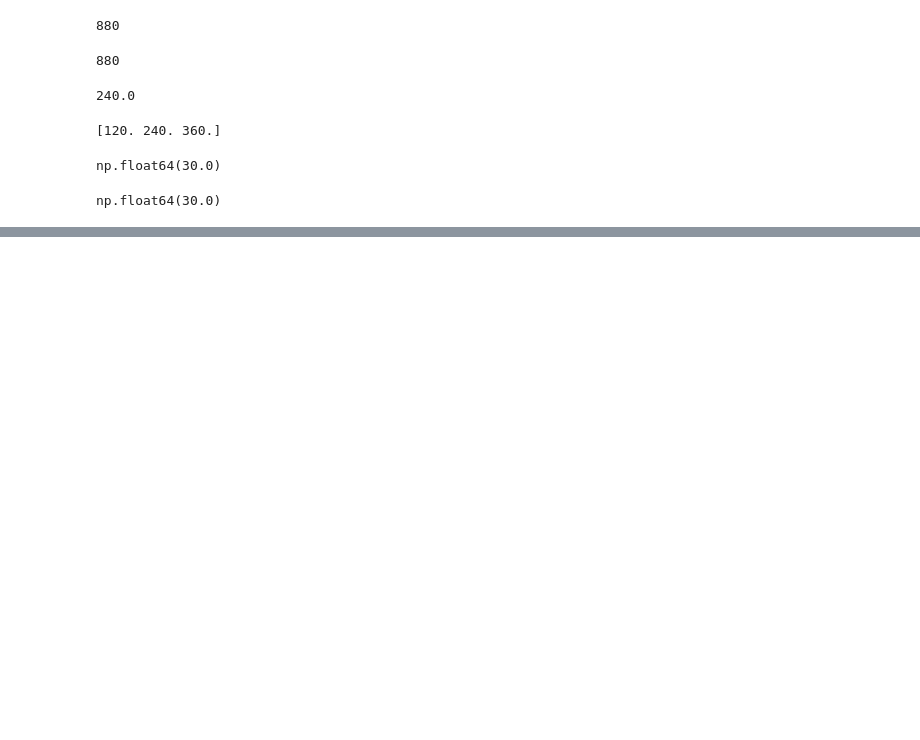
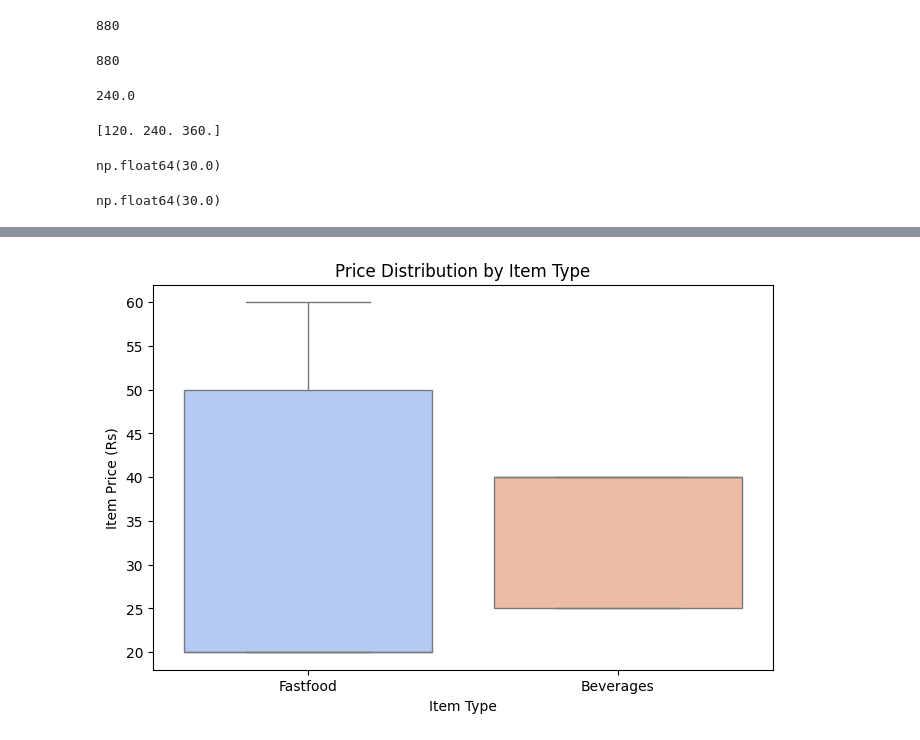
Before and after one commit to Sabahat-Tufail/EDA, a Jupyter notebook: EDA_chap1_python_cookbook.ipynb, the cells around one changed output, grey strips where cells are left out. Cells and saved outputs as stored; diff of their text form; code cells hidden in the pictures; blank space fills up the shorter version.

```diff
--- a/EDA_chap1_python_cookbook.ipynb
+++ b/EDA_chap1_python_cookbook.ipynb
@@ -161,0 +249,9 @@ np.float64(30.0)
+# %%
+plt.figure(figsize=(8, 5))
+sns.boxplot(data=df, x='item_type', y='item_price',hue='item_type', palette='coolwarm')
+plt.title('Price Distribution by Item Type')
+plt.xlabel('Item Type')
+plt.ylabel('Item Price (Rs)')
+plt.show()
+# %% [output]
+[figure, added]
```
Also changed, not shown: parts of 13 cells of this notebook.
